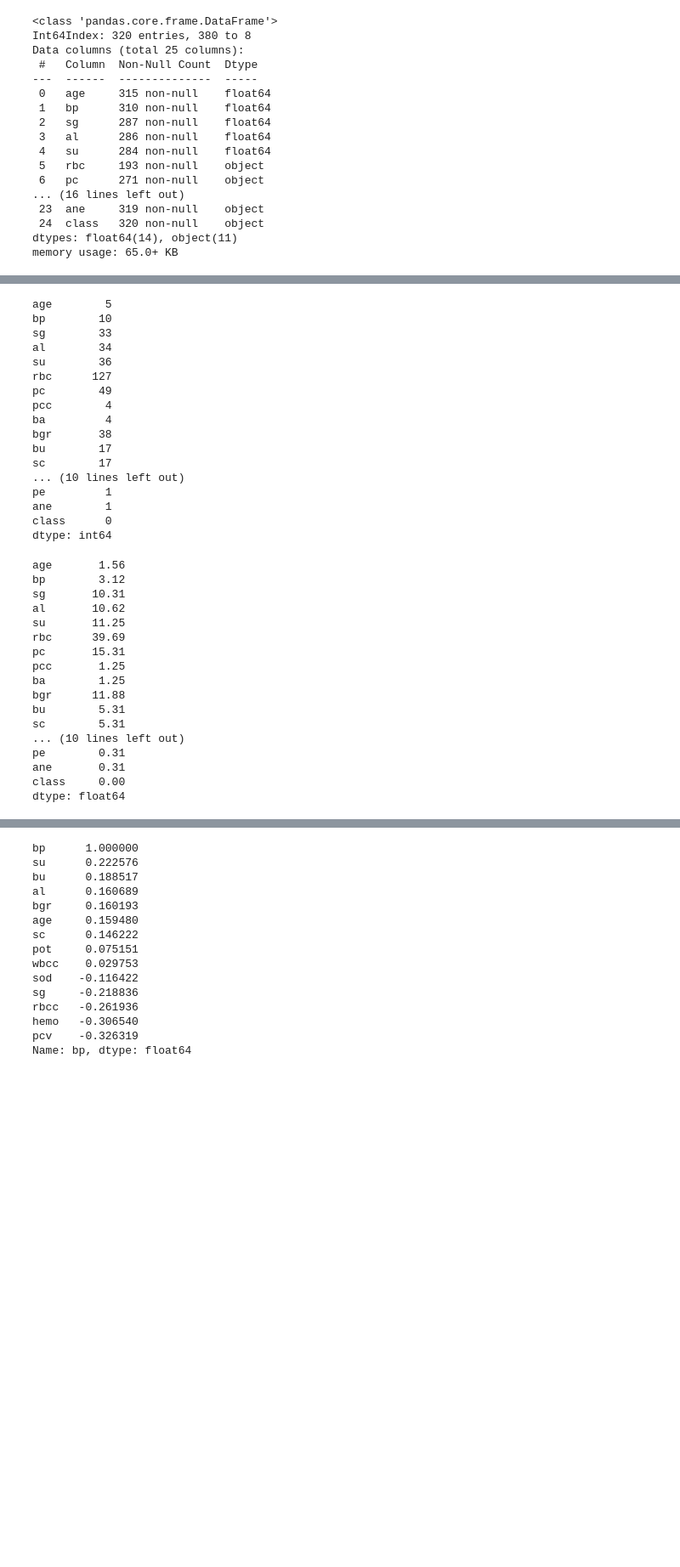
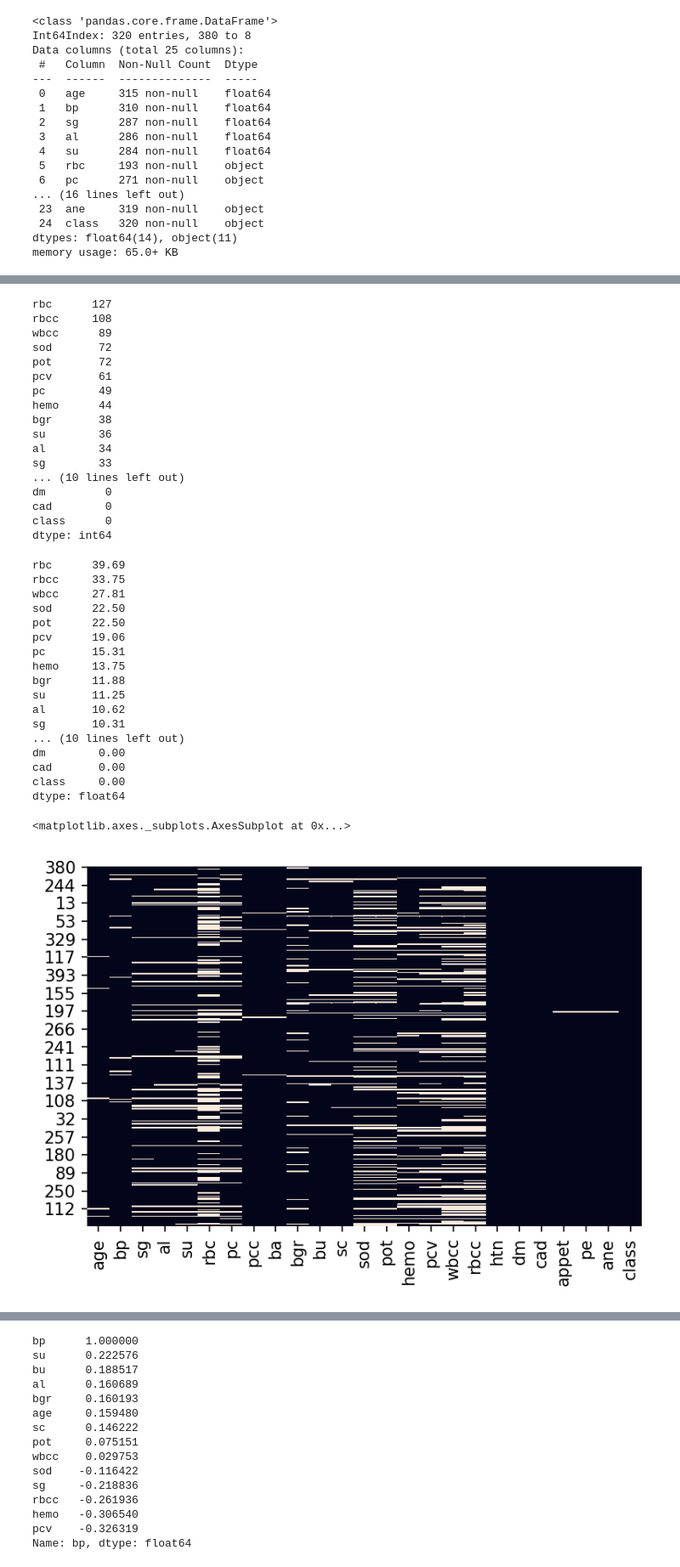
Before and after one commit to aj112358/CKD_ML_Classification, a Jupyter notebook: CKD_Project.ipynb, the cells around one changed output, grey strips where cells are left out. Shown at 85% size. Cells and saved outputs as stored; diff of their text form; code cells hidden in the pictures; blank space fills up the shorter version.

```diff
--- a/CKD_Project.ipynb
+++ b/CKD_Project.ipynb
@@ -328,3 +343,6 @@ ckd.describe()
 | 50% | 54.000000 | 80.000000 | 1.020000 | 0.000000 | 0.000000 | 120.000000 | 41.000000 | 1.200000 | 138.000000 | 4.350000 | 12.950000 | ... |
 | 75% | 64.000000 | 80.000000 | 1.020000 | 2.000000 | 0.000000 | 159.750000 | 60.500000 | 2.700000 | 142.000000 | 4.900000 | 15.000000 | ... |
 | max | 90.000000 | 140.000000 | 1.025000 | 5.000000 | 5.000000 | 490.000000 | 391.000000 | 48.100000 | 163.000000 | 47.000000 | 17.800000 | ... |
+# %%
+# Changing 'object' (i.e. string) dtypes to 'float64' (needed for one-hot encoding later).
+ckd = ckd.astype(dtype='category')
@@ -331,42 +369,49 @@ ckd.describe()
 # %%
 # How many null values.
-ckd.isnull().sum()  #.sum()
+ckd.isnull().sum().sort_values(ascending=False)  #.sum()
 # %% [output]
-age        5
-bp        10
+rbc      127
+rbcc     108
+wbcc      89
+sod       72
+pot       72
+pcv       61
+pc        49
+hemo      44
+bgr       38
+su        36
+al        34
 sg        33
-al        34
-su        36
-rbc      127
-pc        49
-pcc        4
-ba         4
-bgr       38
-bu        17
-sc        17
 ... (10 lines left out)
-pe         1
-ane        1
+dm         0
+cad        0
 class      0
 dtype: int64
 # %%
 # Percentage of null values.
-round(ckd.isnull().sum() / 320 * 100, 2)
+round(ckd.isnull().sum() / 320 * 100, 2).sort_values(ascending=False)
 # %% [output]
-age       1.56
-bp        3.12
+rbc      39.69
+rbcc     33.75
+wbcc     27.81
+sod      22.50
+pot      22.50
+pcv      19.06
+pc       15.31
+hemo     13.75
+bgr      11.88
+su       11.25
+al       10.62
 sg       10.31
-al       10.62
-su       11.25
-rbc      39.69
-pc       15.31
-pcc       1.25
-ba        1.25
-bgr      11.88
-bu        5.31
-sc        5.31
 ... (10 lines left out)
-pe        0.31
-ane       0.31
+dm        0.00
+cad       0.00
 class     0.00
 dtype: float64
+# %%
+# The while lines in the plot below are the null values.
+
+sns.heatmap(ckd.isnull(), cbar=False)#, linewidths=0.01)
+# %% [output]
+<matplotlib.axes._subplots.AxesSubplot at 0x...>
+[figure, added]
```
Also changed, not shown: parts of 9 cells of this notebook.
